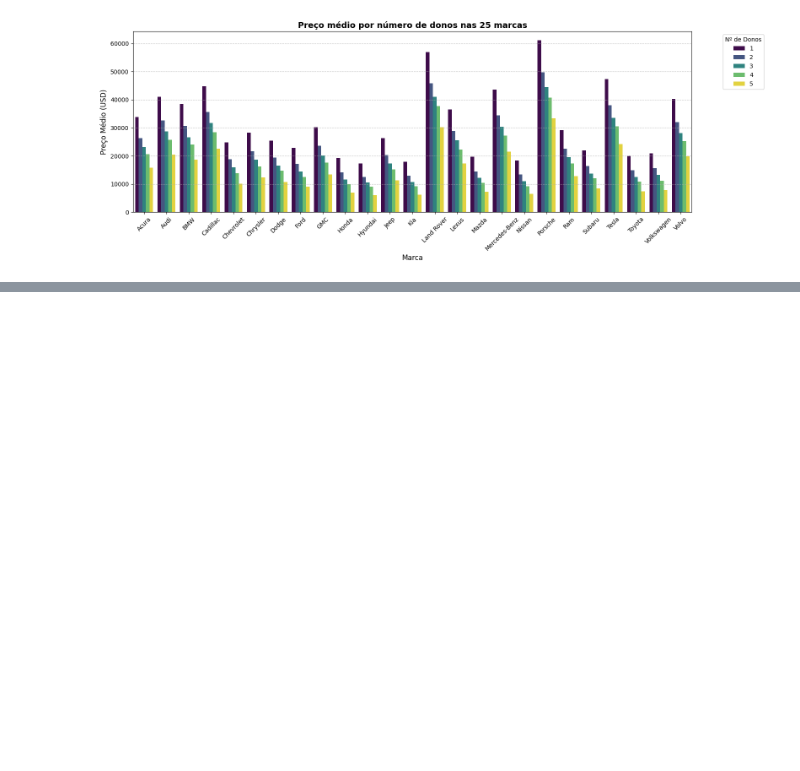
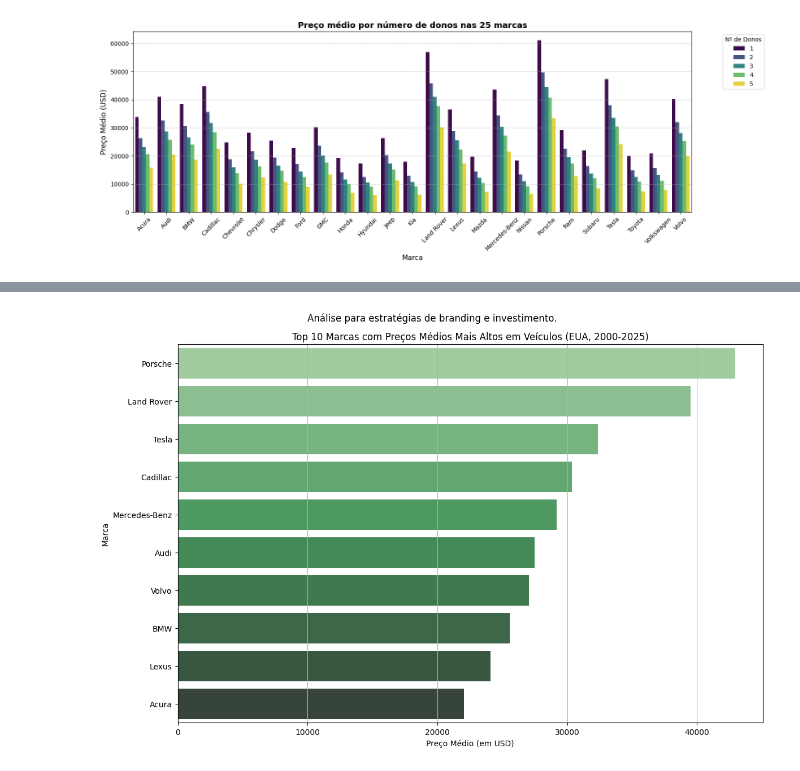
Before and after one commit to Erc-prog-xD/CienciaDeDados, a Jupyter notebook: notebooks/vehicle-notebook.ipynb, the cells around one changed output, grey strips where cells are left out. Drawn from its saved outputs; the diff is of its cells as text; code cells hidden in the pictures; blank space fills up the shorter version.

```diff
--- a/notebooks/vehicle-notebook.ipynb
+++ b/notebooks/vehicle-notebook.ipynb
@@ -451,0 +658,25 @@ Minor                  1500.00      81585.82
+# %%
+# Converter price para numérico
+df['price'] = pd.to_numeric(df['price'], errors='coerce')
+
+# Filtrar não nulos e calcular média por make, top 10
+df_filtered = df.dropna(subset=['price', 'make'])
+mean_prices_make = df_filtered.groupby('make')['price'].mean().sort_values(ascending=False).head(10)
+
+# Configurar o plot
+plt.figure(figsize=(12, 8))
+sns.barplot(x=mean_prices_make.values, y=mean_prices_make.index, palette='Greens_d')
+
+# Títulos e rótulos
+plt.title('Top 10 Marcas com Preços Médios Mais Altos em Veículos (EUA, 2000-2025)')
+plt.suptitle('Análise para estratégias de branding e investimento.')
+plt.xlabel('Preço Médio (em USD)')
+plt.ylabel('Marca')
+
+# Grade e nota
+plt.grid(axis='x')
+
+plt.tight_layout()
+plt.show()
+# %% [output]
+[figure, added]
```
Also changed, not shown: parts of 36 cells of this notebook.
